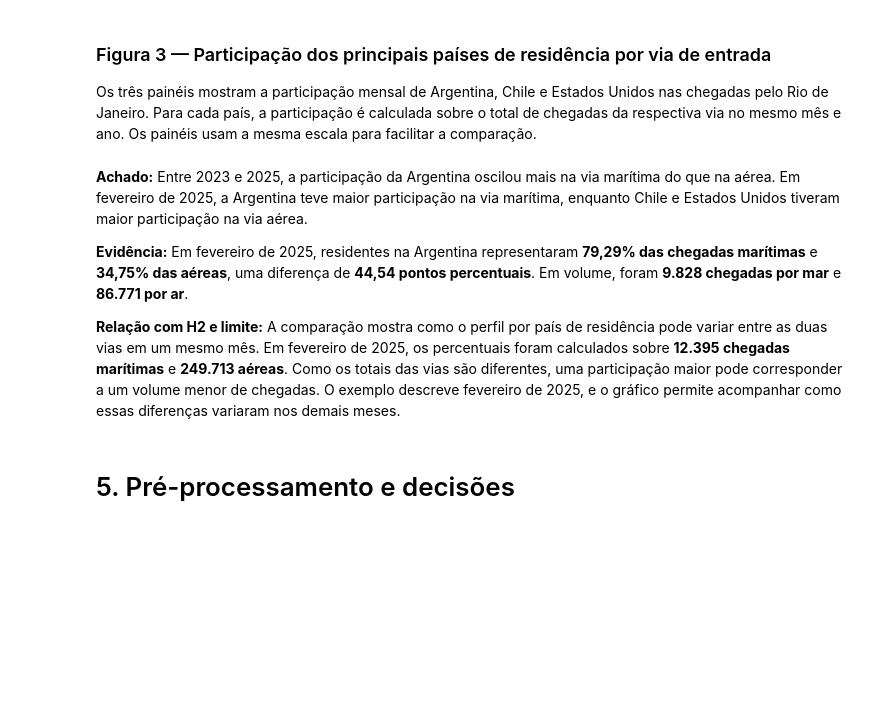
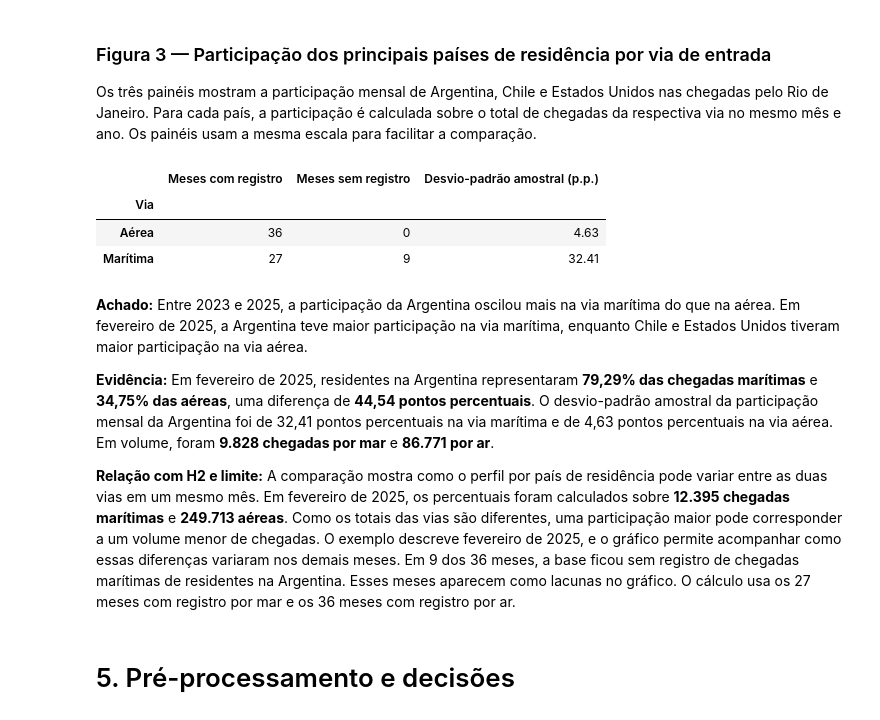
Before and after one commit to Silvinharl/MVP_Analise_de_dados, a Jupyter notebook: MVP_Turismo_Internacional_RJ.ipynb, the cells around one changed output. Drawn from its saved outputs; the diff is of its cells as text; code cells hidden in the pictures; blank space fills up the shorter version.

```diff
--- a/MVP_Turismo_Internacional_RJ.ipynb
+++ b/MVP_Turismo_Internacional_RJ.ipynb
@@ -782,12 +784,31 @@ Conferência dos percentuais — fevereiro de 2025
 ### Figura 3 — Participação dos principais países de residência por via de entrada
 
 Os três painéis mostram a participação mensal de Argentina, Chile e Estados Unidos nas chegadas pelo Rio de Janeiro. Para cada país, a participação é calculada sobre o total de chegadas da respectiva via no mesmo mês e ano. Os painéis usam a mesma escala para facilitar a comparação.
+# %%
+serie_argentina = (
+    perfil_h2.loc[perfil_h2["País"].eq("Argentina")]
+    .pivot(index="Período", columns="Via", values="Participação (%)")
+    .reindex(index=periodos, columns=vias_h2)
+)
+
+resumo_oscilacao_argentina = pd.DataFrame({
+    "Meses com registro": serie_argentina.count(),
+    "Meses sem registro": serie_argentina.isna().sum(),
+    "Desvio-padrão amostral (p.p.)": serie_argentina.std(ddof=1),
+})
+
+display(resumo_oscilacao_argentina.rename_axis("Via").round(2))
+# %% [output]
+|  | Meses com registro | Meses sem registro | Desvio-padrão amostral (p.p.) |
+| Via |  |  |  |
+| Aérea | 36 | 0 | 4.63 |
+| Marítima | 27 | 9 | 32.41 |
 # %% [markdown]
 **Achado:** Entre 2023 e 2025, a participação da Argentina oscilou mais na via marítima do que na aérea. Em fevereiro de 2025, a Argentina teve maior participação na via marítima, enquanto Chile e Estados Unidos tiveram maior participação na via aérea.
 
-**Evidência:** Em fevereiro de 2025, residentes na Argentina representaram **79,29% das chegadas marítimas** e **34,75% das aéreas**, uma diferença de **44,54 pontos percentuais**. Em volume, foram **9.828 chegadas por mar** e **86.771 por ar**.
+**Evidência:** Em fevereiro de 2025, residentes na Argentina representaram **79,29% das chegadas marítimas** e **34,75% das aéreas**, uma diferença de **44,54 pontos percentuais**. O desvio-padrão amostral da participação mensal da Argentina foi de 32,41 pontos percentuais na via marítima e de 4,63 pontos percentuais na via aérea. Em volume, foram **9.828 chegadas por mar** e **86.771 por ar**.
 
-**Relação com H2 e limite:** A comparação mostra como o perfil por país de residência pode variar entre as duas vias em um mesmo mês. Em fevereiro de 2025, os percentuais foram calculados sobre **12.395 chegadas marítimas** e **249.713 aéreas**. Como os totais das vias são diferentes, uma participação maior pode corresponder a um volume menor de chegadas. O exemplo descreve fevereiro de 2025, e o gráfico permite acompanhar como essas diferenças variaram nos demais meses.
+**Relação com H2 e limite:** A comparação mostra como o perfil por país de residência pode variar entre as duas vias em um mesmo mês. Em fevereiro de 2025, os percentuais foram calculados sobre **12.395 chegadas marítimas** e **249.713 aéreas**. Como os totais das vias são diferentes, uma participação maior pode corresponder a um volume menor de chegadas. O exemplo descreve fevereiro de 2025, e o gráfico permite acompanhar como essas diferenças variaram nos demais meses. Em 9 dos 36 meses, a base ficou sem registro de chegadas marítimas de residentes na Argentina. Esses meses aparecem como lacunas no gráfico. O cálculo usa os 27 meses com registro por mar e os 36 meses com registro por ar.
 # %% [markdown]
 # 5. Pré-processamento e decisões
 # %% [markdown]
```
Also changed, not shown: parts of 20 cells of this notebook.
